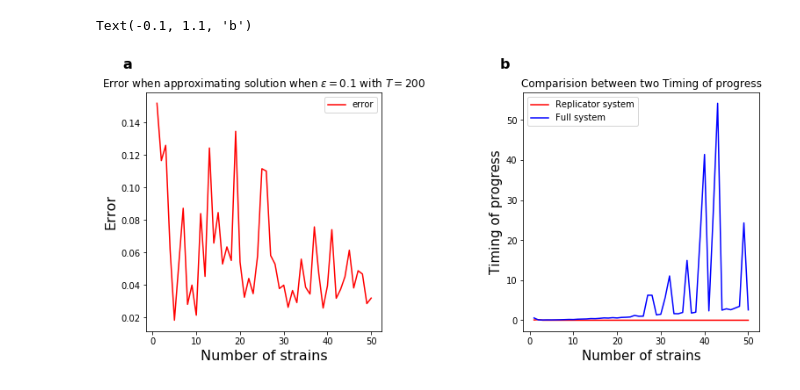
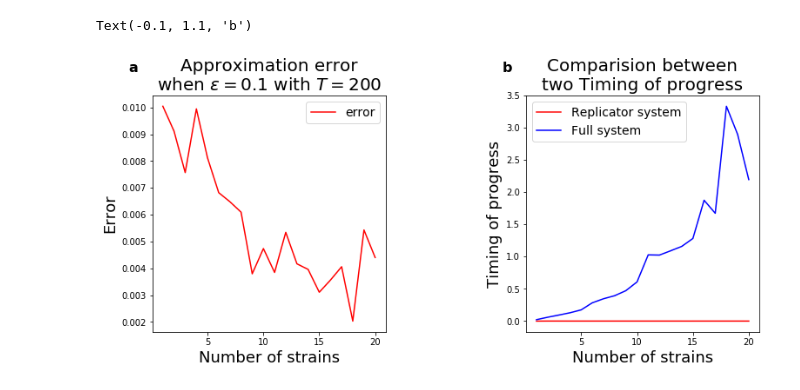
Before and after one commit to lthminhthao/quasineutral_in_N-strains-system, a Jupyter notebook: 1_approximating_quasineutral-SIS-solutions_with_replicator-system.ipynb, the cells around one changed output. Saved outputs shown, nothing was run; the diff lists cells and outputs as text; code cells hidden in the pictures.

Commit message:
Initial Commit

```diff
--- a/1_approximating_quasineutral-SIS-solutions_with_replicator-system.ipynb
+++ b/1_approximating_quasineutral-SIS-solutions_with_replicator-system.ipynb
@@ -221,22 +178,50 @@ Text(0, 0.5, 'Timing of progress')
+# %%
+nstrain = list(range(1, 21))
+eps = 0.1
+
+err = []
+t_RE = []
+t_SIS = []
+
+for n in nstrain:
+    error = []
+    time_re = []
+    time_SIS = []
+    for cursor in range (0, 10):
+        # Invoke the parameters
+        m, b, beta, gamm, nu1d, nu2d, omega, k, alp, lamd, S_star, T_star, I_star, J_star = parameters(n)
+        u0, X0 = initial(n) # invoke the initial values for 2 system: original and replicator
+        t1, t2, err_cell = appro()
+        error.append(err_cell)
+        time_re.append(t1)
+        time_SIS.append(t2)
+
+    err_mean = np.mean(error)
+    tRE_mean = np.mean(time_re)
+    tSIS_mean = np.mean(time_SIS)
+
+    err.append(err_mean)
+    t_RE.append(tRE_mean)
+    t_SIS.append(tSIS_mean)
 # %%
 fig, (ax1,ax2) = plt.subplots(1, 2, figsize = (12.5, 5))
 fig.subplots_adjust(wspace = 0.6)
 
 ax1.plot(nstrain, err, 'r-', label='error')
-ax1.legend(loc='best')
-ax1.set_xlabel("Number of strains", fontsize=16)
-ax1.set_ylabel("Error", fontsize = 16)
-ax1.set_title("Error when approximating solution when $\epsilon = 0.1$ with $T = 200$")
+ax1.legend(loc='best', fontsize=14)
+ax1.set_xlabel("Number of strains", fontsize=18)
+ax1.set_ylabel("Error", fontsize = 18)
+ax1.set_title('Approximation error' '\n' 'when $\epsilon = 0.1$ with $T = 200$', fontsize = 20)
 
 ax2.plot(nstrain, t_RE, 'r', label = 'Replicator system')
 ax2.plot(nstrain, t_SIS, 'b', label = 'Full system')
-ax2.legend(loc='best')
-ax2.set_xlabel("Number of strains", fontsize=15)
-ax2.set_ylabel("Timing of progress", fontsize = 15)
-ax2.set_title("Comparision between two Timing of progress")
+ax2.legend(loc='best', fontsize=14)
+ax2.set_xlabel("Number of strains", fontsize=18)
+ax2.set_ylabel("Timing of progress", fontsize = 18)
+ax2.set_title('Comparision between' '\n' 'two Timing of progress', fontsize = 20)
 
 ax1.text(-0.1, 1.1, 'a', transform=ax1.transAxes, size=16, weight='bold')
 ax2.text(-0.1, 1.1, 'b', transform=ax2.transAxes, size=16, weight='bold')
 # %% [output]
 Text(-0.1, 1.1, 'b')
-[figure, old version]
+[figure, new version]
```
Also changed, not shown: parts of 7 cells of this notebook.
